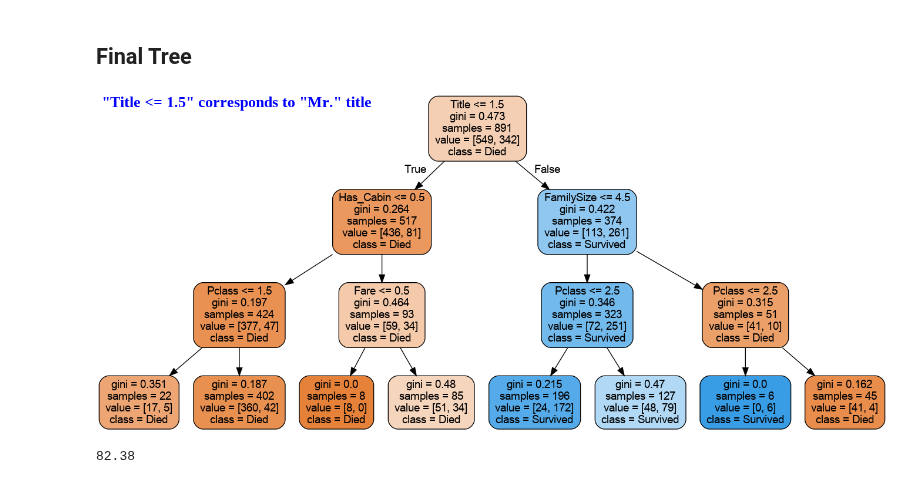
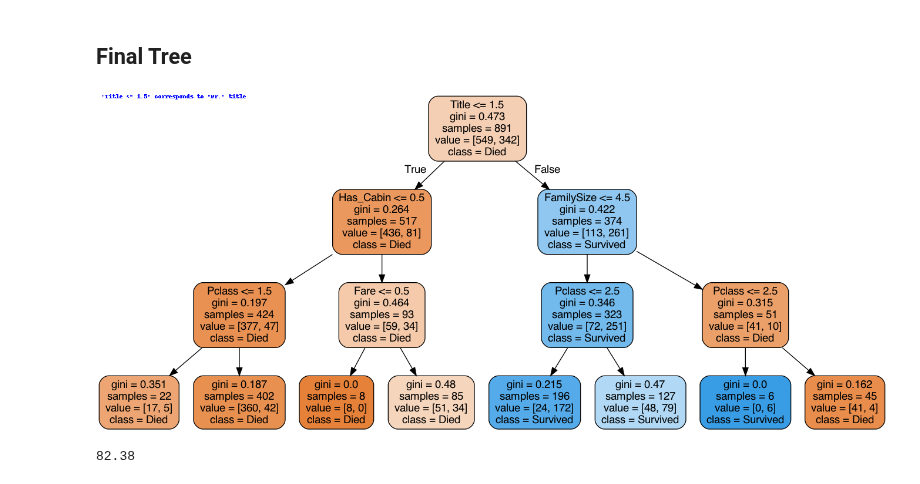
Before and after one commit to ajdillhoff/CSE6363, a Jupyter notebook: decision_trees/introduction-to-decision-trees-titanic-dataset.ipynb, the cells around one changed output. Drawn from its saved outputs; the diff is of its cells as text; code cells hidden in the pictures.

Commit message:
Removed hard-coded path to font file.

```diff
--- a/decision_trees/introduction-to-decision-trees-titanic-dataset.ipynb
+++ b/decision_trees/introduction-to-decision-trees-titanic-dataset.ipynb
@@ -440,37 +440,37 @@ submission = pd.DataFrame({
         "Survived": y_pred
     })
 submission.to_csv('submission.csv', index=False)
 
 # Export our trained model as a .dot file
 with open("tree1.dot", 'w') as f:
      f = tree.export_graphviz(decision_tree,
                               out_file=f,
                               max_depth = 3,
                               impurity = True,
                               feature_names = list(train.drop(['Survived'], axis=1)),
                               class_names = ['Died', 'Survived'],
                               rounded = True,
                               filled= True )
 
 #Convert .dot to .png to allow display in web notebook
 check_call(['dot','-Tpng','tree1.dot','-o','tree1.png'])
 
 # Annotating chart with PIL
 img = Image.open("tree1.png")
 draw = ImageDraw.Draw(img)
-font = ImageFont.truetype('/usr/share/fonts/truetype/liberation/LiberationSerif-Bold.ttf', 26)
+# font = ImageFont.truetype('/usr/share/fonts/truetype/liberation/LiberationSerif-Bold.ttf', 26)
 draw.text((10, 0), # Drawing offset (position)
           '"Title <= 1.5" corresponds to "Mr." title', # Text to draw
-          (0,0,255), # RGB desired color
-          font=font) # ImageFont object with desired font
+          (0,0,255)) # RGB desired color
+          #font=font) # ImageFont object with desired font
 img.save('sample-out.png')
 PImage("sample-out.png")
 
 # Code to check available fonts and respective paths
 # import matplotlib.font_manager
 # matplotlib.font_manager.findSystemFonts(fontpaths=None, fontext='ttf')
 # %% [output]
-[figure, old version]
+[figure, new version]
 # %%
 acc_decision_tree = round(decision_tree.score(x_train, y_train) * 100, 2)
 acc_decision_tree
```
Also changed, not shown: parts of 2 cells of this notebook, 1 other file.
